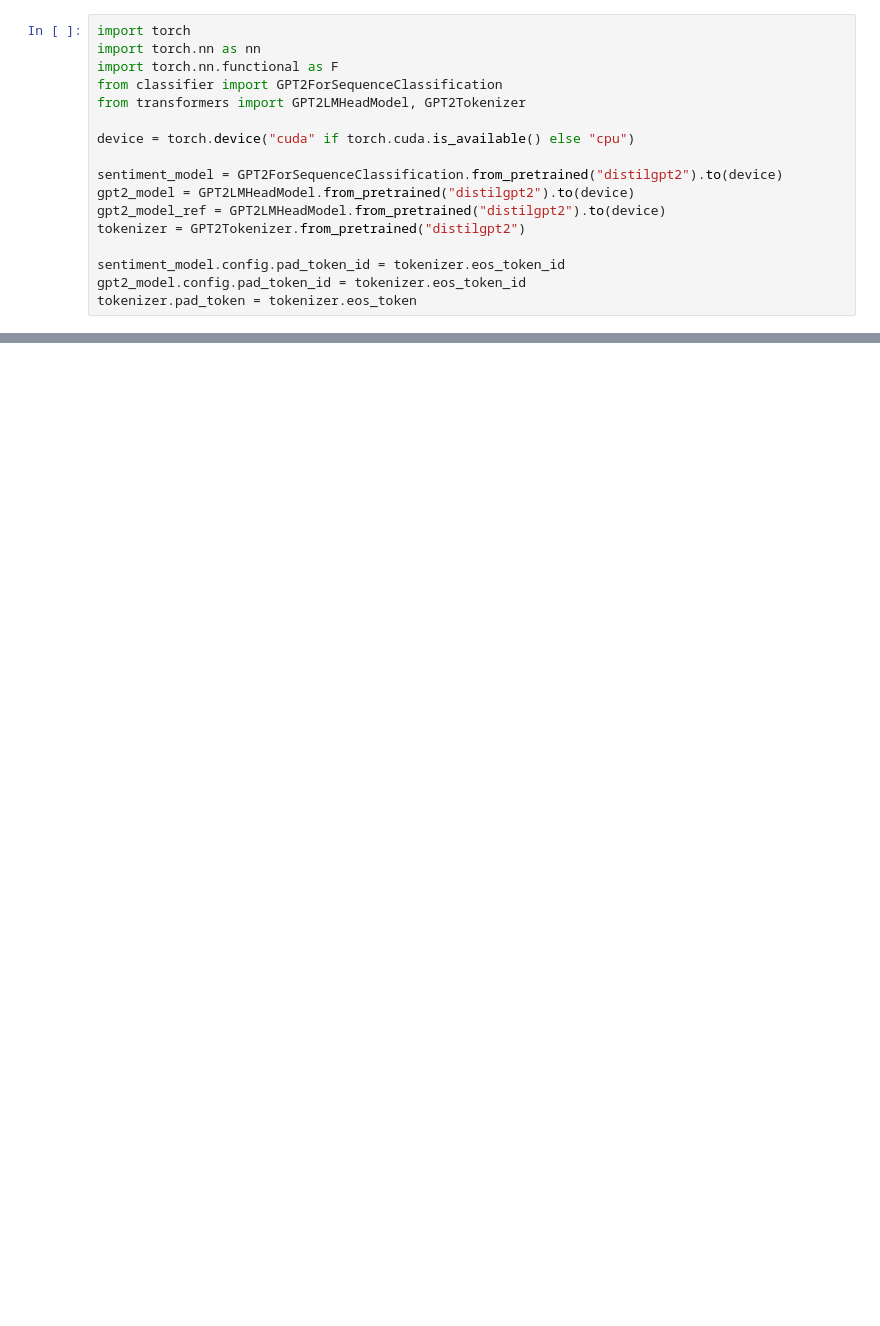
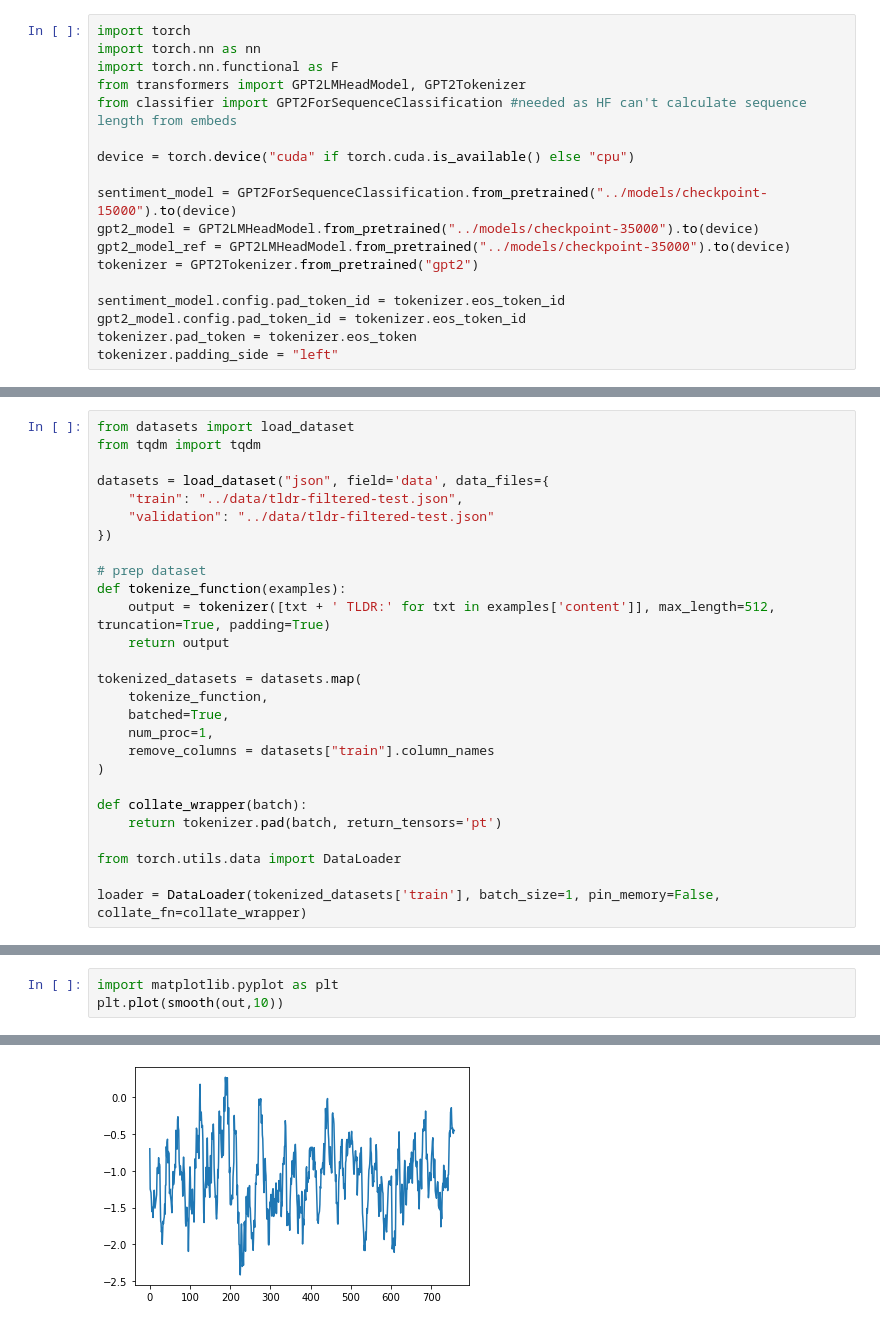
Before and after one commit to EleutherAGI/summarisation, a Jupyter notebook: straight-through/straight-though.ipynb, the cells around one changed output, grey strips where cells are left out. Saved outputs shown, nothing was run; the diff lists cells and outputs as text; blank space fills up the shorter version.

Commit message:
updated reward_training and added STE

```diff
--- a/straight-through/straight-though.ipynb
+++ b/straight-through/straight-though.ipynb
@@ -2,16 +2,17 @@
 import torch
 import torch.nn as nn
 import torch.nn.functional as F
-from classifier import GPT2ForSequenceClassification
 from transformers import GPT2LMHeadModel, GPT2Tokenizer
+from classifier import GPT2ForSequenceClassification #needed as HF can't calculate sequence length from embeds
 
 device = torch.device("cuda" if torch.cuda.is_available() else "cpu")
 
-sentiment_model = GPT2ForSequenceClassification.from_pretrained("distilgpt2").to(device)
-gpt2_model = GPT2LMHeadModel.from_pretrained("distilgpt2").to(device)
-gpt2_model_ref = GPT2LMHeadModel.from_pretrained("distilgpt2").to(device)
-tokenizer = GPT2Tokenizer.from_pretrained("distilgpt2")
+sentiment_model = GPT2ForSequenceClassification.from_pretrained("../models/checkpoint-15000").to(device)
+gpt2_model = GPT2LMHeadModel.from_pretrained("../models/checkpoint-35000").to(device)
+gpt2_model_ref = GPT2LMHeadModel.from_pretrained("../models/checkpoint-35000").to(device)
+tokenizer = GPT2Tokenizer.from_pretrained("gpt2")
 
 sentiment_model.config.pad_token_id = tokenizer.eos_token_id
 gpt2_model.config.pad_token_id = tokenizer.eos_token_id
 tokenizer.pad_token = tokenizer.eos_token
+tokenizer.padding_side = "left"
@@ -23,0 +106,27 @@ You should probably TRAIN this model on a down-stream task to be able to use it
+# %%
+from datasets import load_dataset
+from tqdm import tqdm
+
+datasets = load_dataset("json", field='data', data_files={
+    "train": "../data/tldr-filtered-test.json",
+    "validation": "../data/tldr-filtered-test.json"
+})
+
+# prep dataset
+def tokenize_function(examples):
+    output = tokenizer([txt + ' TLDR:' for txt in examples['content']], max_length=512, truncation=True, padding=True)
+    return output
+
+tokenized_datasets = datasets.map(
+    tokenize_function,
+    batched=True,
+    num_proc=1,
+    remove_columns = datasets["train"].column_names
+)
+
+def collate_wrapper(batch):
+    return tokenizer.pad(batch, return_tensors='pt')
+
+from torch.utils.data import DataLoader
+
+loader = DataLoader(tokenized_datasets['train'], batch_size=1, pin_memory=False, collate_fn=collate_wrapper)
@@ -23,0 +217,4 @@ You should probably TRAIN this model on a down-stream task to be able to use it
+# %%
+import matplotlib.pyplot as plt
+plt.plot(smooth(out,10))
+# %% [output]
@@ -23,0 +222 @@ You should probably TRAIN this model on a down-stream task to be able to use it
+[figure, added]
```
Also changed, not shown: parts of 20 cells of this notebook, 4 other files.
